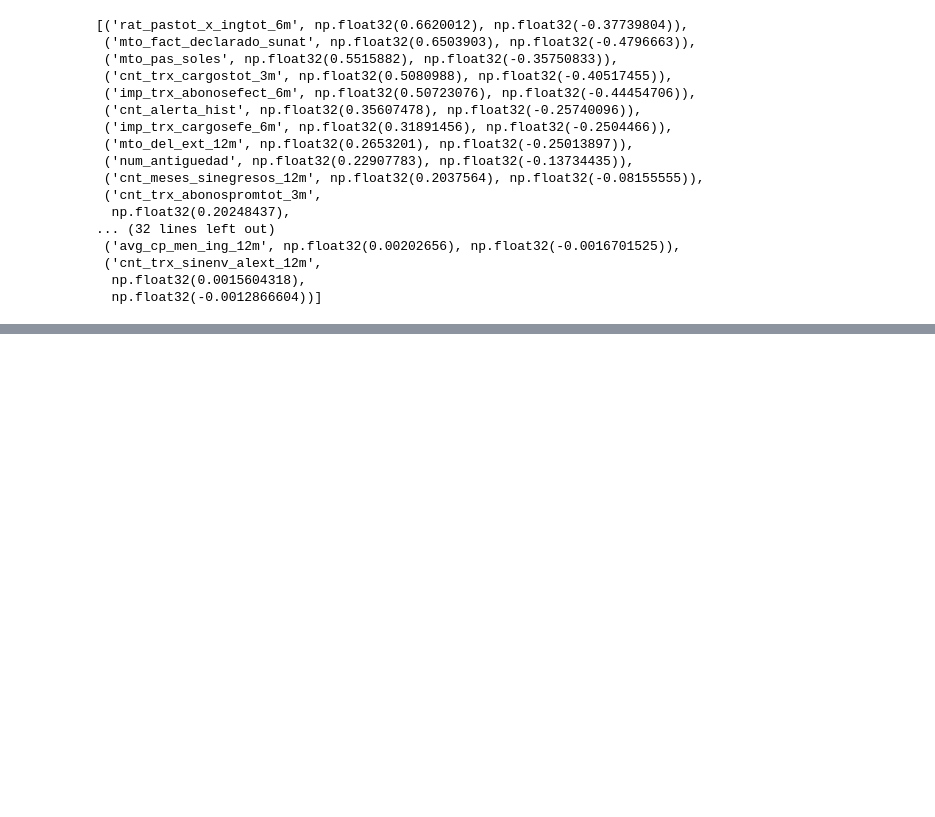
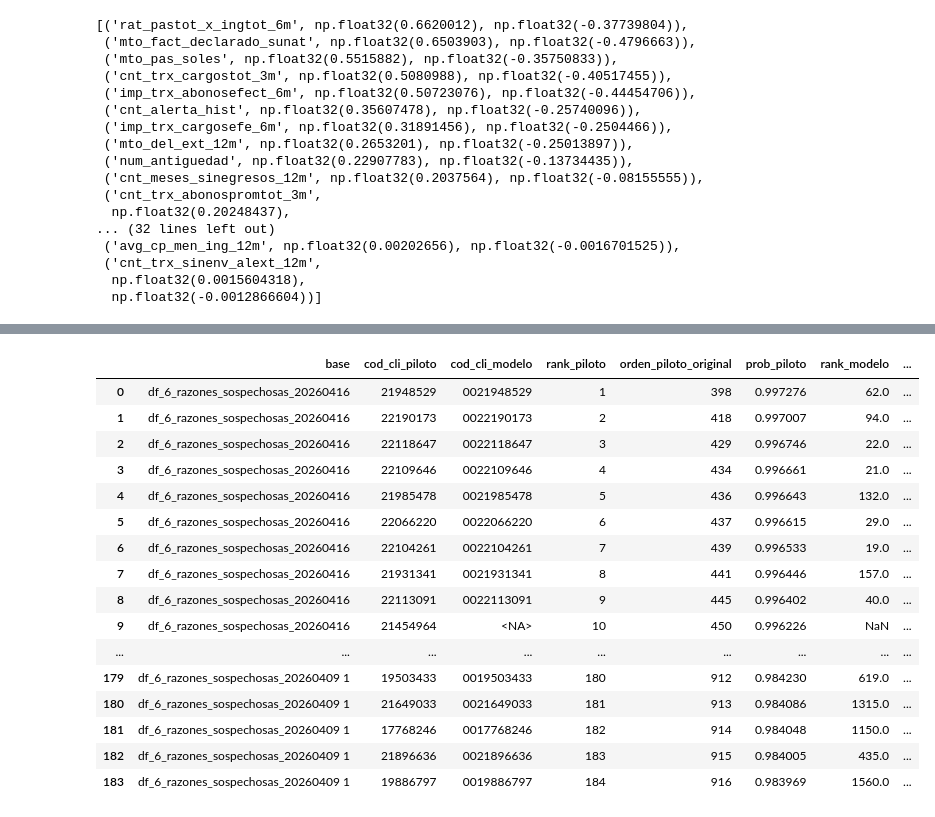
Before and after one commit to sentiherna/Interbank, a Jupyter notebook: PLAFT/Desarrollo/Minorista_regulado/Train/3.VALIDACION_TOTAL.ipynb, the cells around one changed output, grey strips where cells are left out. Cells and saved outputs as stored; diff of their text form; code cells hidden in the pictures; blank space fills up the shorter version.

Commit message:
Actualiza documentación PLAFT y métricas LexIA

```diff
--- a/PLAFT/Desarrollo/Minorista_regulado/Train/3.VALIDACION_TOTAL.ipynb
+++ b/PLAFT/Desarrollo/Minorista_regulado/Train/3.VALIDACION_TOTAL.ipynb
@@ -1386,0 +2138,12 @@ print("▶ Copiar a §13.4 (Train), §13.5 (Validation), §13.6 (Test) del docum
+# %%
+# ============================================================
+# Cruce simple: prob (modelo actual) vs prob_piloto, cliente por cliente
+# ============================================================
+
+pd.set_option('display.max_rows', None)
+
+df_prob_vs_prob = df_conciliado_inf[['base', 'cod_cli', 'prob', 'prob_piloto', 'diff_prob']].sort_values(
+    ['base', 'prob_piloto'], ascending=[True, False]
+).reset_index(drop=True)
+
+df_prob_vs_prob
@@ -1386,0 +2192,43 @@ print("▶ Copiar a §13.4 (Train), §13.5 (Validation), §13.6 (Test) del docum
+# %%
+# ============================================================
+# Tabla final: piloto original vs nuevo orden del modelo
+# ============================================================
+
+df_orden_lado_a_lado = df_comparacion_orden[
+    [
+        'base',
+        'cod_cli_piloto',
+        'cod_cli_modelo',
+        'rank_piloto',
+        'orden_piloto_original',
+        'prob_piloto',
+        'rank_modelo',
+        'prob',
+        'dif_prob',
+        'dif_orden',
+        'tipo_alerta_n2',
+        'estado_cruce',
+    ]
+].sort_values(
+    ['rank_piloto']
+).reset_index(drop=True)
+
+df_orden_lado_a_lado
+# %% [output]
+|  | base | cod_cli_piloto | cod_cli_modelo | rank_piloto | orden_piloto_original | prob_piloto | rank_modelo | ... |
+| 0 | df_6_razones_sospechosas_20260416 | 21948529 | 0021948529 | 1 | 398 | 0.997276 | 62.0 | ... |
+| 1 | df_6_razones_sospechosas_20260416 | 22190173 | 0022190173 | 2 | 418 | 0.997007 | 94.0 | ... |
+| 2 | df_6_razones_sospechosas_20260416 | 22118647 | 0022118647 | 3 | 429 | 0.996746 | 22.0 | ... |
+| 3 | df_6_razones_sospechosas_20260416 | 22109646 | 0022109646 | 4 | 434 | 0.996661 | 21.0 | ... |
+| 4 | df_6_razones_sospechosas_20260416 | 21985478 | 0021985478 | 5 | 436 | 0.996643 | 132.0 | ... |
+| 5 | df_6_razones_sospechosas_20260416 | 22066220 | 0022066220 | 6 | 437 | 0.996615 | 29.0 | ... |
+| 6 | df_6_razones_sospechosas_20260416 | 22104261 | 0022104261 | 7 | 439 | 0.996533 | 19.0 | ... |
+| 7 | df_6_razones_sospechosas_20260416 | 21931341 | 0021931341 | 8 | 441 | 0.996446 | 157.0 | ... |
+| 8 | df_6_razones_sospechosas_20260416 | 22113091 | 0022113091 | 9 | 445 | 0.996402 | 40.0 | ... |
+| 9 | df_6_razones_sospechosas_20260416 | 21454964 | <NA> | 10 | 450 | 0.996226 | NaN | ... |
+| ... | ... | ... | ... | ... | ... | ... | ... | ... |
+| 179 | df_6_razones_sospechosas_20260409 1 | 19503433 | 0019503433 | 180 | 912 | 0.984230 | 619.0 | ... |
+| 180 | df_6_razones_sospechosas_20260409 1 | 21649033 | 0021649033 | 181 | 913 | 0.984086 | 1315.0 | ... |
+| 181 | df_6_razones_sospechosas_20260409 1 | 17768246 | 0017768246 | 182 | 914 | 0.984048 | 1150.0 | ... |
+| 182 | df_6_razones_sospechosas_20260409 1 | 21896636 | 0021896636 | 183 | 915 | 0.984005 | 435.0 | ... |
+| 183 | df_6_razones_sospechosas_20260409 1 | 19886797 | 0019886797 | 184 | 916 | 0.983969 | 1560.0 | ... |
```
Also changed, not shown: parts of 27 cells of this notebook, 9 other files.
